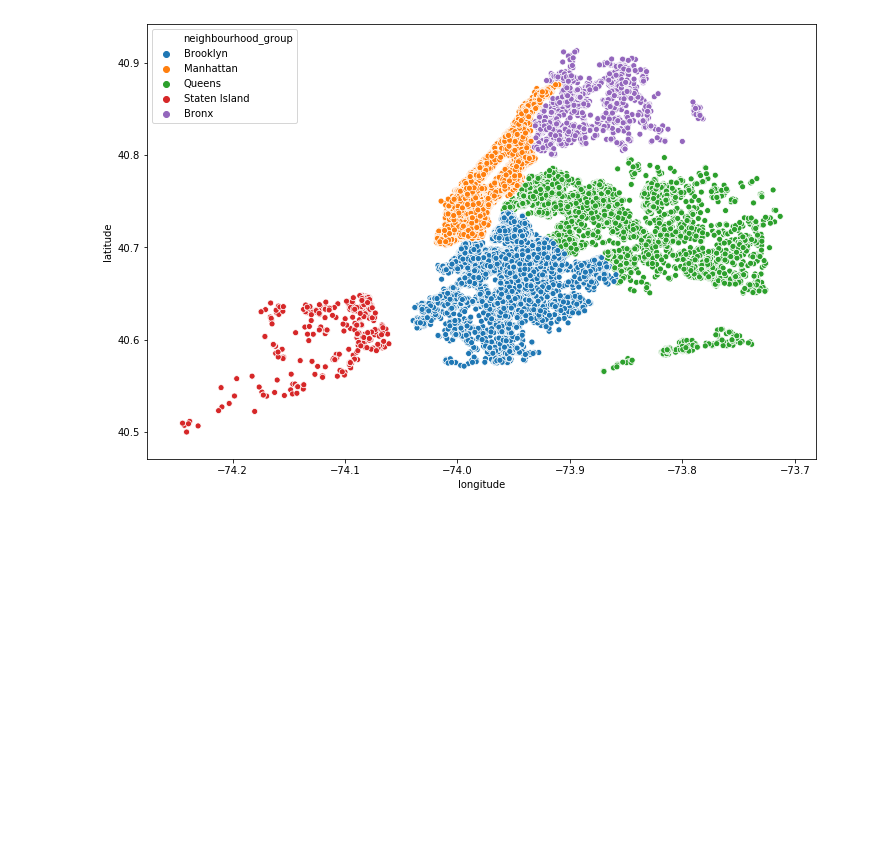
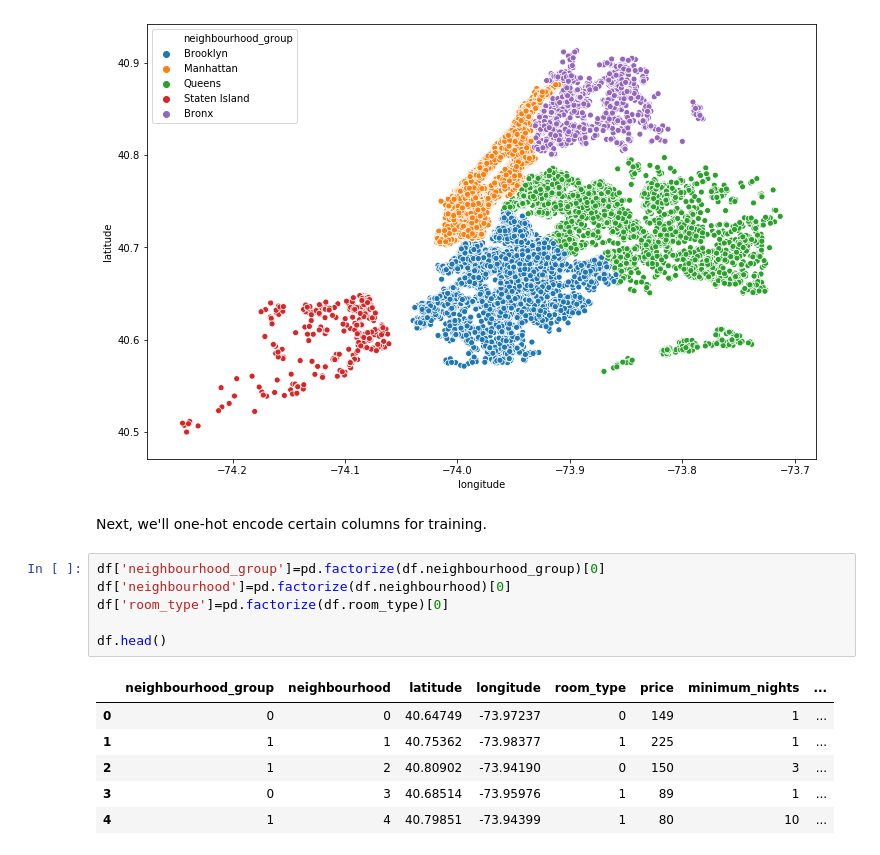
Before and after one commit to trisidoan/ML_engineering_degree, a Jupyter notebook: Predict_AirBnb.ipynb, the cells around one changed output. Drawn from its saved outputs; the diff is of its cells as text; blank space fills up the shorter version.

```diff
--- a/Predict_AirBnb.ipynb
+++ b/Predict_AirBnb.ipynb
@@ -113,3 +115,18 @@ sns.scatterplot(df.longitude,df.latitude,hue=df.neighbourhood_group)
 plt.ioff()
 # %% [output]
 [figure]
+# %% [markdown]
+Next, we'll one-hot encode certain columns for training.
+# %%
+df['neighbourhood_group']=pd.factorize(df.neighbourhood_group)[0]
+df['neighbourhood']=pd.factorize(df.neighbourhood)[0]
+df['room_type']=pd.factorize(df.room_type)[0]
+
+df.head()
+# %% [output]
+|  | neighbourhood_group | neighbourhood | latitude | longitude | room_type | price | minimum_nights | ... |
+| 0 | 0 | 0 | 40.64749 | -73.97237 | 0 | 149 | 1 | ... |
+| 1 | 1 | 1 | 40.75362 | -73.98377 | 1 | 225 | 1 | ... |
+| 2 | 1 | 2 | 40.80902 | -73.94190 | 0 | 150 | 3 | ... |
+| 3 | 0 | 3 | 40.68514 | -73.95976 | 1 | 89 | 1 | ... |
+| 4 | 1 | 4 | 40.79851 | -73.94399 | 1 | 80 | 10 | ... |
```
Also changed, not shown: parts of 1 cell of this notebook.
